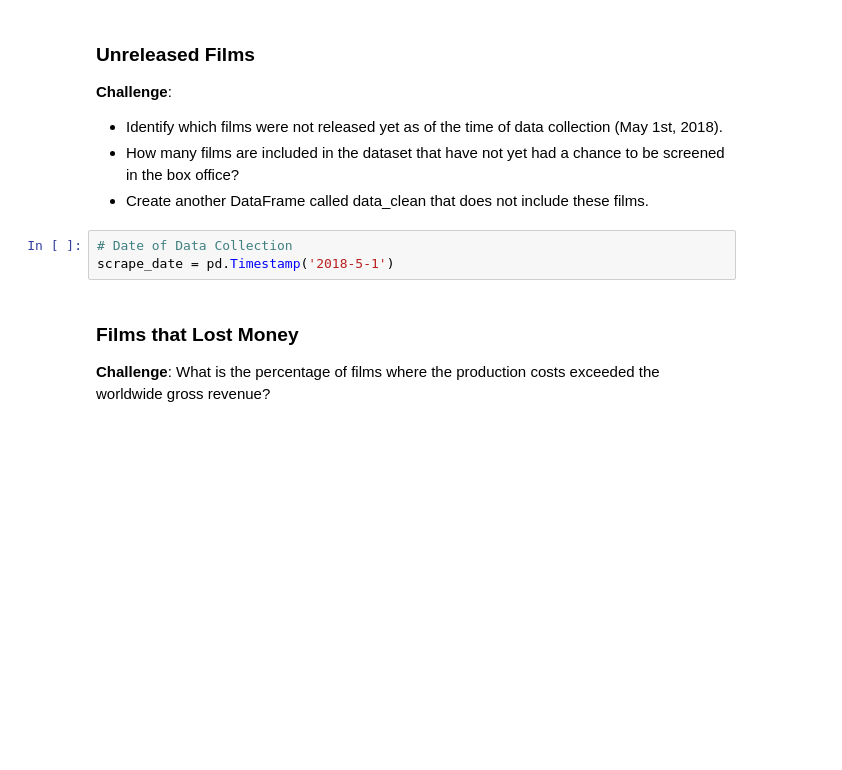
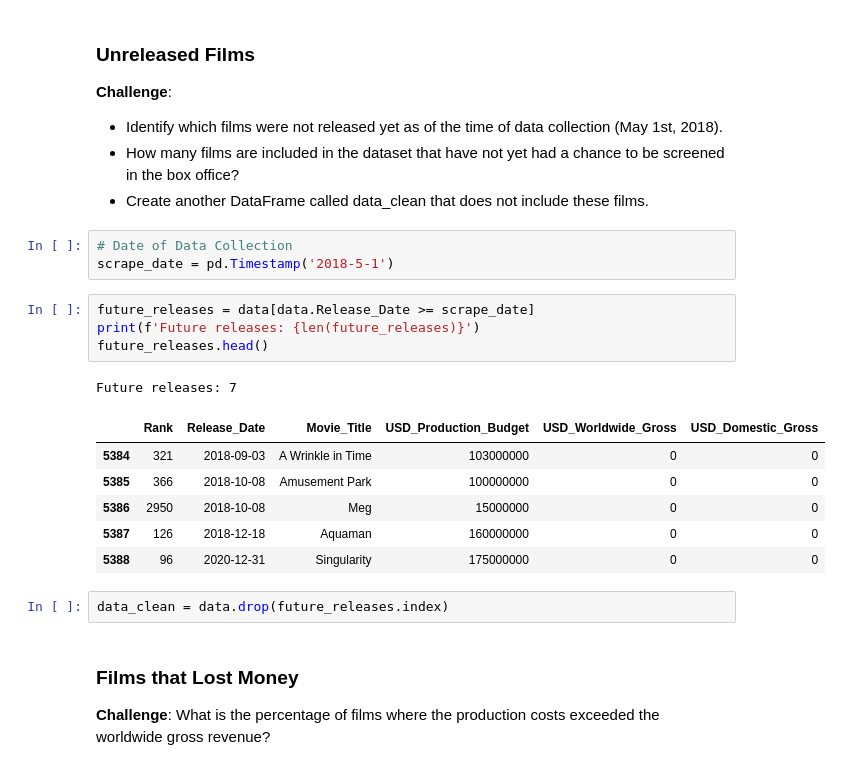
Before and after one commit to yanliu1111/python-tutorial, a Jupyter notebook: 100days/Data(day72-day82)/day78_Seaborn_and_Linear_Regression.ipynb, the cells around one changed output. Drawn from its saved outputs; the diff is of its cells as text; blank space fills up the shorter version.

```diff
--- a/100days/Data(day72-day82)/day78_Seaborn_and_Linear_Regression.ipynb
+++ b/100days/Data(day72-day82)/day78_Seaborn_and_Linear_Regression.ipynb
@@ -183,6 +215,20 @@ Hint: This time you'll have to use the `and` keyword.
 # %%
 # Date of Data Collection
 scrape_date = pd.Timestamp('2018-5-1')
+# %%
+future_releases = data[data.Release_Date >= scrape_date]
+print(f'Future releases: {len(future_releases)}')
+future_releases.head()
+# %% [output]
+Future releases: 7
+|  | Rank | Release_Date | Movie_Title | USD_Production_Budget | USD_Worldwide_Gross | USD_Domestic_Gross |
+| 5384 | 321 | 2018-09-03 | A Wrinkle in Time | 103000000 | 0 | 0 |
+| 5385 | 366 | 2018-10-08 | Amusement Park | 100000000 | 0 | 0 |
+| 5386 | 2950 | 2018-10-08 | Meg | 15000000 | 0 | 0 |
+| 5387 | 126 | 2018-12-18 | Aquaman | 160000000 | 0 | 0 |
+| 5388 | 96 | 2020-12-31 | Singularity | 175000000 | 0 | 0 |
+# %%
+data_clean = data.drop(future_releases.index)
 # %% [markdown]
 ### Films that Lost Money
 
```
Also changed, not shown: parts of 5 cells of this notebook.
